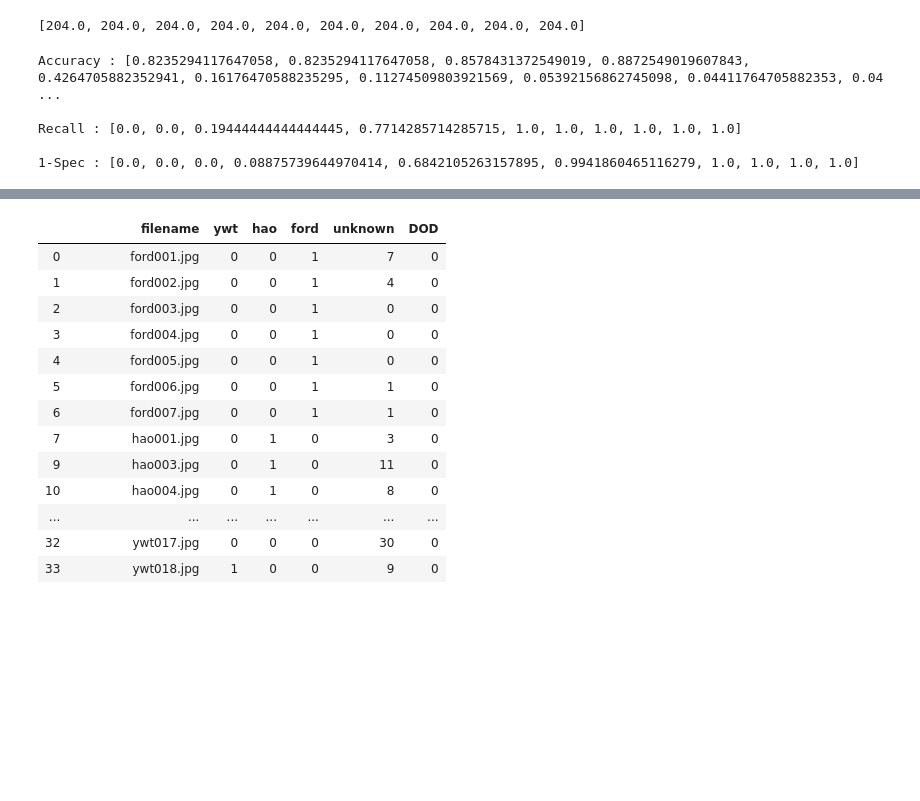
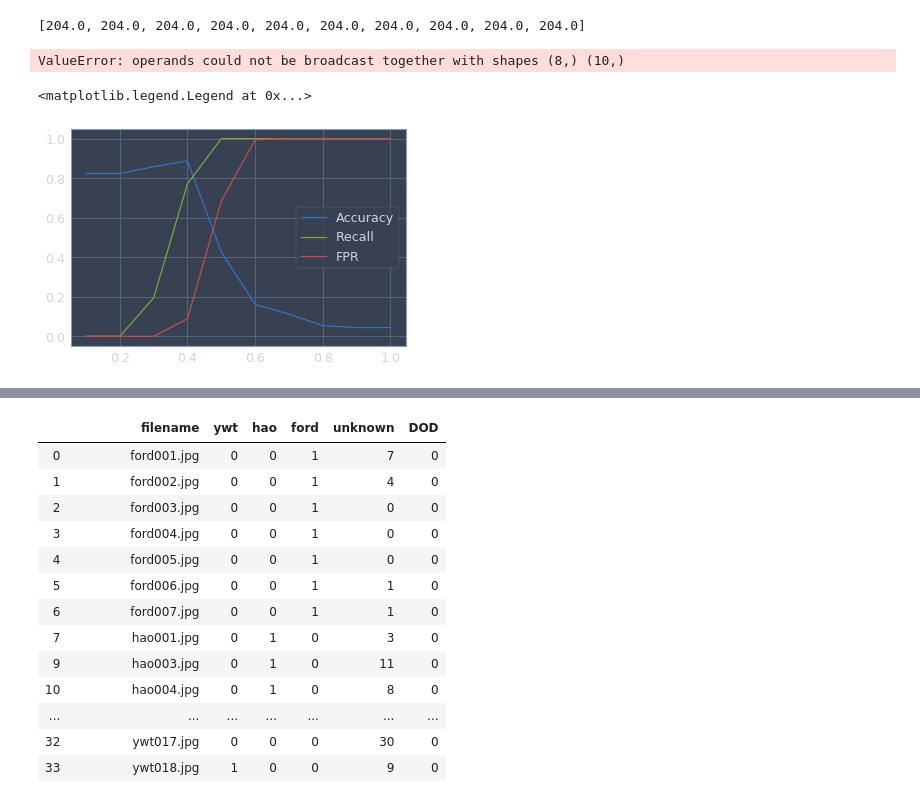
Before and after one commit to SixtantAIEN06/dlib, a Jupyter notebook: examples/exampleSet/test.ipynb, the cells around one changed output, grey strips where cells are left out. Saved outputs shown, nothing was run; the diff lists cells and outputs as text; code cells hidden in the pictures; blank space fills up the shorter version.

Commit message:
plot

```diff
--- a/examples/exampleSet/test.ipynb
+++ b/examples/exampleSet/test.ipynb
@@ -15,5 +7,5 @@ NameError: name '__file__' is not defined
 # %%
-conf_matrix=pd.read_csv('Confusion_matrix.csv',index_col=0,dtype={'num_jitters':np.str,'tolerance':np.str})
+conf_matrix=pd.read_csv('Confusion_matrix_202002181935.csv',index_col=0,dtype={'num_jitters':np.str,'tolerance':np.str})
 conf_matrix=conf_matrix.set_index(['num_jitters','tolerance','prediction'],drop=True,append=True)
 conf_matrix
 # %% [output]
@@ -43,12 +35,30 @@ all_li
 [204.0, 204.0, 204.0, 204.0, 204.0, 204.0, 204.0, 204.0, 204.0, 204.0]
 # %%
 Acc=[(conf_matrix.loc[idx[:,:,[f'tol:{tol/10}'],'T'],'P'].values.item()+conf_matrix.loc[idx[:,:,[f'tol:{tol/10}'],'T'],'N'].values.item())/conf_matrix.loc[idx[:,:,[f'tol:{tol/10}'],:],:].sum().sum() for tol in range(1,11)]
+
+Prec=[conf_matrix.loc[idx[:,:,[f'tol:{tol/10}'],'T'],'P'].values.item()/(conf_matrix.loc[idx[:,:,[f'tol:{tol/10}'],'T'],'P'].values.item()+conf_matrix.loc[idx[:,:,[f'tol:{tol/10}'],'F'],'P'].values.item()) for tol in range(3,11)]
+
 Rec=[conf_matrix.loc[idx[:,:,[f'tol:{tol/10}'],'T'],'P'].values.item()/(conf_matrix.loc[idx[:,:,[f'tol:{tol/10}'],'T'],'P'].values.item()+conf_matrix.loc[idx[:,:,[f'tol:{tol/10}'],'F'],'N'].values.item()) for tol in range(1,11)]
+
+F1=2*np.array(Prec)*np.array(Rec)/np.array(Rec)+np.array(Prec)
+
 Minus_Spec=[conf_matrix.loc[idx[:,:,[f'tol:{tol/10}'],'F'],'P'].values.item()/(conf_matrix.loc[idx[:,:,[f'tol:{tol/10}'],'T'],'N'].values.item()+conf_matrix.loc[idx[:,:,[f'tol:{tol/10}'],'F'],'P'].values.item()) for tol in range(1,11)]
-print(f'Accuracy : {Acc}\n\nRecall : {Rec}\n\n1-Spec : {Minus_Spec}')
+
+
+
+print(f'Accuracy : {Acc}\n\nPrecision : {Prec}\n\nRecall : {Rec}\n\n1-Spec : {Minus_Spec}')
 # %% [output]
-Accuracy : [0.8235294117647058, 0.8235294117647058, 0.8578431372549019, 0.8872549019607843, 0.4264705882352941, 0.16176470588235295, 0.11274509803921569, 0.05392156862745098, 0.04411764705882353, 0.04 ...
-
-Recall : [0.0, 0.0, 0.19444444444444445, 0.7714285714285715, 1.0, 1.0, 1.0, 1.0, 1.0, 1.0]
-
-1-Spec : [0.0, 0.0, 0.0, 0.08875739644970414, 0.6842105263157895, 0.9941860465116279, 1.0, 1.0, 1.0, 1.0]
+ValueError: operands could not be broadcast together with shapes (8,) (10,)
+# %%
+%matplotlib inline
+# %matplotlib notebook
+import matplotlib
+import matplotlib.pyplot as plt
+x=[i/10 for i in range(1,11)]
+plt.plot(x, Acc,label='Accuracy')
+plt.plot(x, Rec,label='Recall')
+plt.plot(x, Minus_Spec,label='FPR')
+plt.legend()
+# %% [output]
+<matplotlib.legend.Legend at 0x...>
+[figure, added]
```
Also changed, not shown: parts of 3 cells of this notebook, 2 other files.
